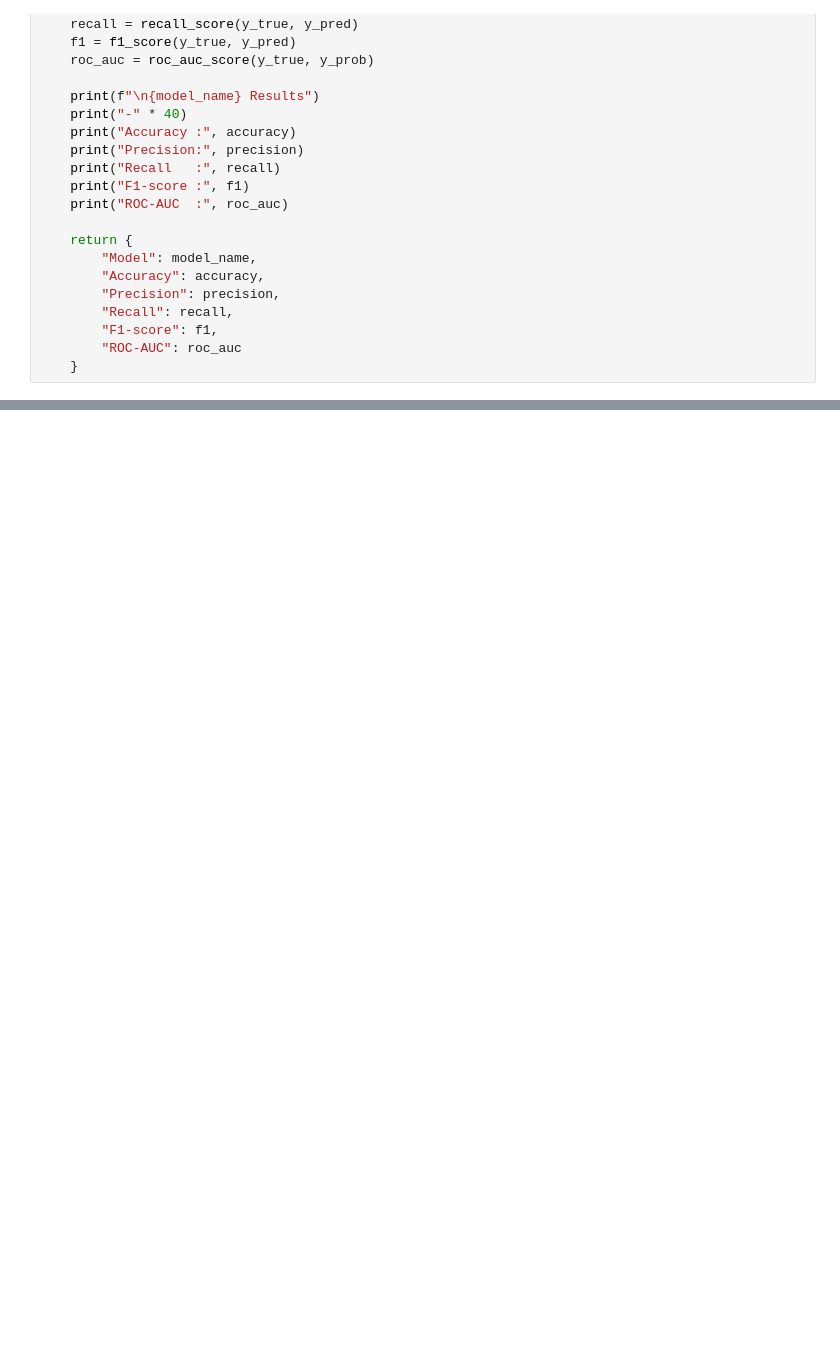
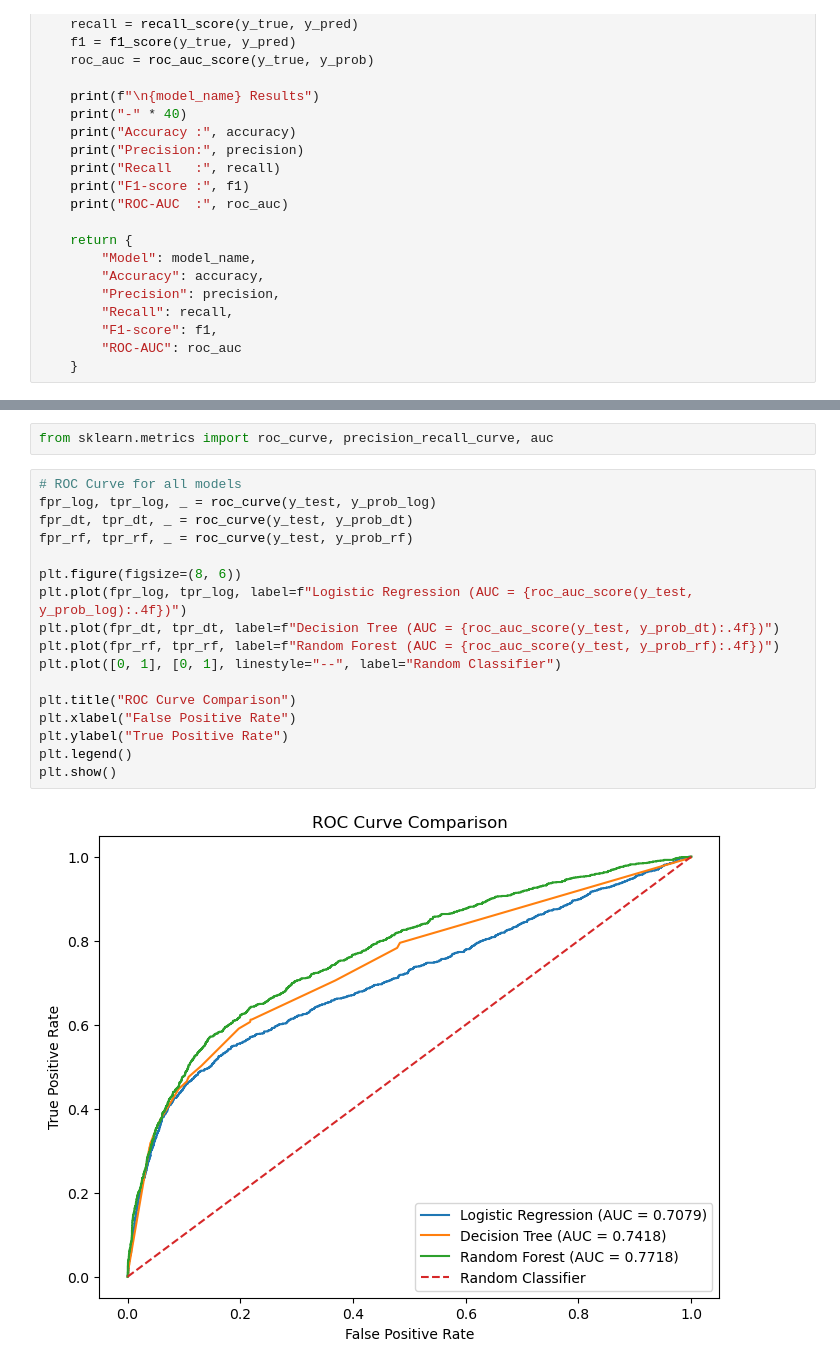
Before and after one commit to Bansari-yadav/credit_risk_ml, a Jupyter notebook: notebooks/04_modeling.ipynb, the cells around one changed output, grey strips where cells are left out. Cells and saved outputs as stored; diff of their text form; blank space fills up the shorter version.

Commit message:
Add advanced evaluation metrics to modeling notebook

```diff
--- a/notebooks/04_modeling.ipynb
+++ b/notebooks/04_modeling.ipynb
@@ -197,0 +315,21 @@ print(results_df.sort_values(by="ROC-AUC", ascending=False))
+# %%
+from sklearn.metrics import roc_curve, precision_recall_curve, auc
+# %%
+# ROC Curve for all models
+fpr_log, tpr_log, _ = roc_curve(y_test, y_prob_log)
+fpr_dt, tpr_dt, _ = roc_curve(y_test, y_prob_dt)
+fpr_rf, tpr_rf, _ = roc_curve(y_test, y_prob_rf)
+
+plt.figure(figsize=(8, 6))
+plt.plot(fpr_log, tpr_log, label=f"Logistic Regression (AUC = {roc_auc_score(y_test, y_prob_log):.4f})")
+plt.plot(fpr_dt, tpr_dt, label=f"Decision Tree (AUC = {roc_auc_score(y_test, y_prob_dt):.4f})")
+plt.plot(fpr_rf, tpr_rf, label=f"Random Forest (AUC = {roc_auc_score(y_test, y_prob_rf):.4f})")
+plt.plot([0, 1], [0, 1], linestyle="--", label="Random Classifier")
+
+plt.title("ROC Curve Comparison")
+plt.xlabel("False Positive Rate")
+plt.ylabel("True Positive Rate")
+plt.legend()
+plt.show()
+# %% [output]
+[figure, added]
```
Also changed, not shown: parts of 30 cells of this notebook, 3 other files.
